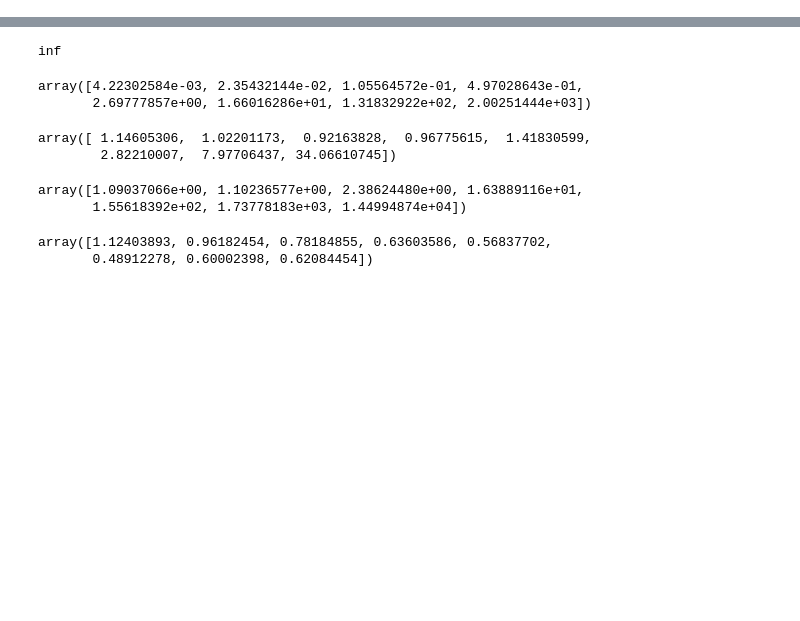
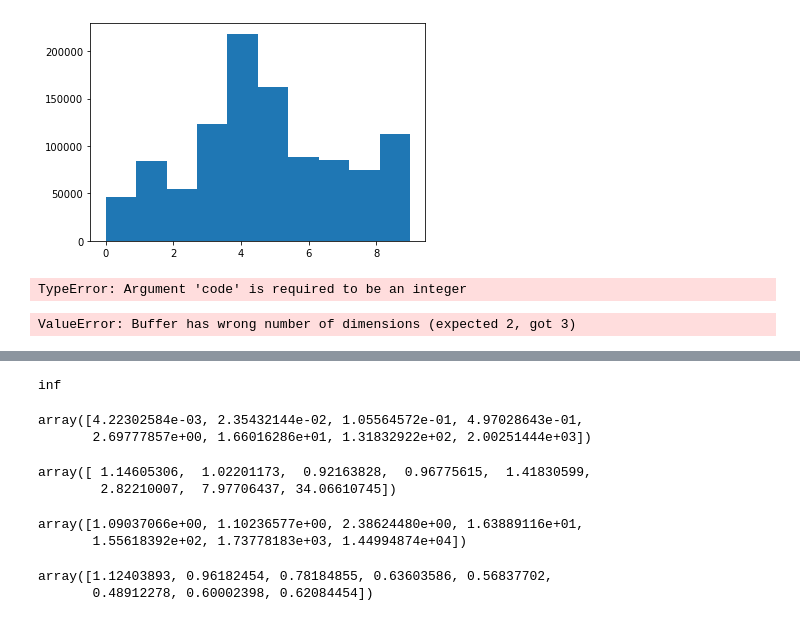
Before and after one commit to kzhitizg/Project_2, a Jupyter notebook: Region_Growing/Segmentation.ipynb, the cells around one changed output, grey strips where cells are left out. Saved outputs shown, nothing was run; the diff lists cells and outputs as text; code cells hidden in the pictures; blank space fills up the shorter version.

```diff
--- a/Region_Growing/Segmentation.ipynb
+++ b/Region_Growing/Segmentation.ipynb
@@ -51,0 +80,16 @@ plt.imshow(r)
+# %%
+plt.hist(lbp.flatten())
+plt.show()
+# %% [output]
+[figure, added]
+# %%
+r1 = seg.SegmentImage(cv.cvtColor(img, cv), lbp, 2, 0.2,        1.,         0.54823352, 1.)
+# cv.imwrite("col08.jpg", r1)
+plt.imshow(r1)
+# %% [output]
+TypeError: Argument 'code' is required to be an integer
+# %%
+r1, r2 = seg.RegionExtract(cv.cvtColor(img, cv.COLOR_BGR2LAB), lbp, 5, 0.2,        1.,         0.54823352, 1.)
+a, b = seg.GetAllSegVariance(img, r1, r2.shape[0])
+# %% [output]
+ValueError: Buffer has wrong number of dimensions (expected 2, got 3)
```
Also changed, not shown: parts of 24 cells of this notebook, 10 other files.
